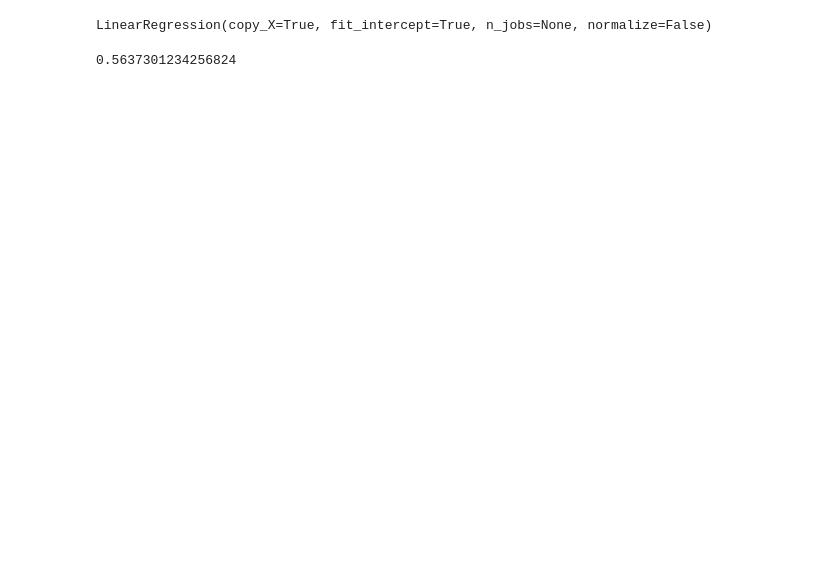
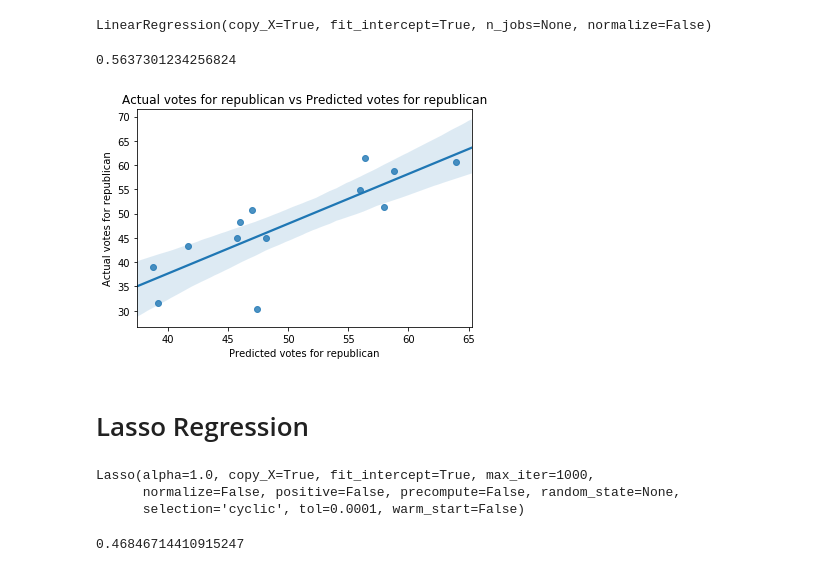
Before and after one commit to AnudeepMukka/Python-Project_US-Election-Analysis, a Jupyter notebook: Project.ipynb, the cells around one changed output. Drawn from its saved outputs; the diff is of its cells as text; code cells hidden in the pictures; blank space fills up the shorter version.

Commit message:
Update Project.ipynb
Added Lasso Regression and Forest Model

```diff
--- a/Project.ipynb
+++ b/Project.ipynb
@@ -253,9 +259,6 @@ We have trained our model on the Population Estimate, Males, Females. High Schoo
 # %%
 X = election_analysis_data[['Population_Estimate','M_per_100_F','Per_high_school_Degree','Per_Bachelor_Degree','Median_Income']]
 y = election_analysis_data['Vote % (R)']
-# %%
-X = election_analysis_data[['Population_Estimate']]
-y = election_analysis_data['Vote % (R)']
 # %%
 from sklearn.model_selection import train_test_split
 Xtrain,Xtest,ytrain,ytest = train_test_split(X,y,random_state = 8451)
@@ -269,3 +272,15 @@ LinearRegression(copy_X=True, fit_intercept=True, n_jobs=None, normalize=False)
 model.score(Xtest,ytest)
 # %% [output]
 0.5637301234256824
+# %%
+ypredicted = forest.predict(Xtest)
+yactual = ytest
+
+sns.regplot(x=ypredicted, y=yactual)
+plt.title('Actual votes for republican vs Predicted votes for republican')
+plt.xlabel('Predicted votes for republican')
+plt.ylabel('Actual votes for republican');
+# %% [output]
+[figure, added]
+# %% [markdown]
+# Lasso Regression
@@ -271,0 +290,10 @@ model.score(Xtest,ytest)
+# %%
+lasso.fit(Xtrain, ytrain)
+# %% [output]
+Lasso(alpha=1.0, copy_X=True, fit_intercept=True, max_iter=1000,
+      normalize=False, positive=False, precompute=False, random_state=None,
+      selection='cyclic', tol=0.0001, warm_start=False)
+# %%
+lasso.score(Xtest, ytest)
+# %% [output]
+0.46846714410915247
```
Also changed, not shown: parts of 25 cells of this notebook.
